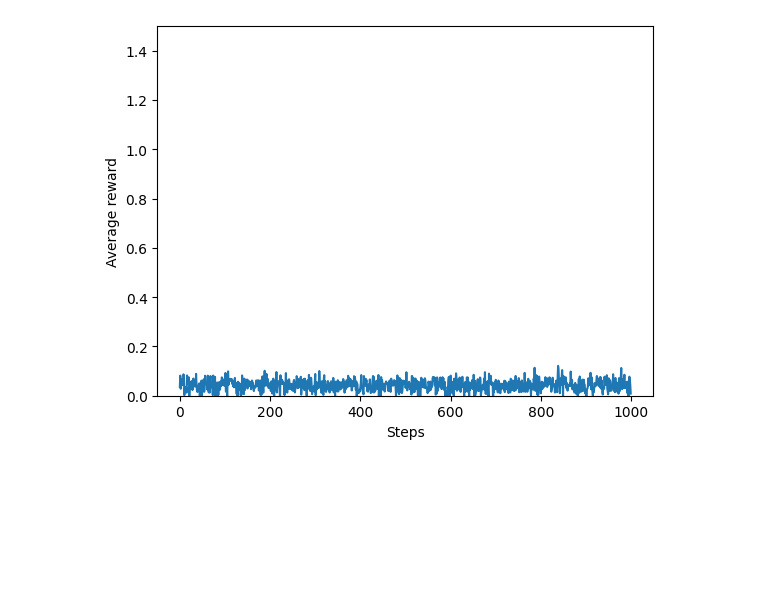
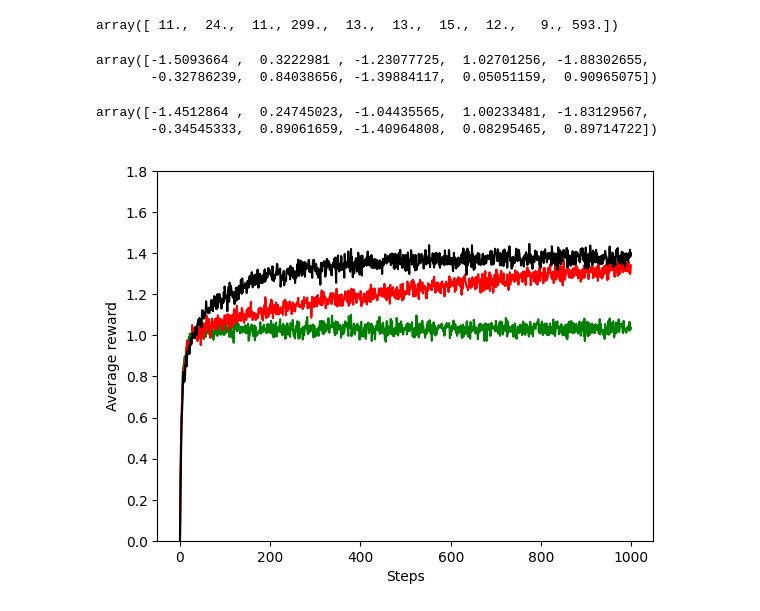
Before and after one commit to mattiasgullstrand/sutton_barto, a Jupyter notebook: 10-armed_testbed.ipynb, the cells around one changed output. Saved outputs shown, nothing was run; the diff lists cells and outputs as text; code cells hidden in the pictures; blank space fills up the shorter version.

Commit message:
Finish up incremental implementation

```diff
--- a/10-armed_testbed.ipynb
+++ b/10-armed_testbed.ipynb
@@ -52,6 +52,6 @@ bandits = [NArmedBandit(epsilon=0.1) for _ in range(200)]
 # %%
-reward_matrix = np.zeros((200, 1000))
-optimal_action_matrix = np.zeros((200, 1000))
+reward_matrix = np.zeros((100, 1000))
+optimal_action_matrix = np.zeros((100, 1000))
 
 for bandit_index, bandit in tqdm(enumerate(bandits)):
     for step in range(1000):
@@ -86,35 +84,38 @@ class NArmedBanditIncremental:
         self.n = n
         self.epsilon = epsilon
         self.incremental_estimated_action_values = np.zeros(n)
+        self.last_reward = 0
         self.action_counts = np.zeros(n)
         self.action_values = np.random.normal(loc=0.0, scale=1.0, size=n)
 
     def take_action(self):
-        exploit = not (self.epsilon > random.uniform(0, 1))
+        exploit = (random.uniform(0, 1) >= self.epsilon)
 
         if exploit:
             max_estimated_action_value = np.max(self.incremental_estimated_action_values)
             ties = np.where(self.incremental_estimated_action_values == max_estimated_action_value)[0]
             random_argmax = np.random.choice(ties)
             selected_action = random_argmax
-            self.action_counts[selected_action] += 1
         else:
             selected_action = np.random.choice(range(self.n))
 
-        reward = self.reward(action)
+        self.action_counts[selected_action] += 1
+        self.last_reward = self.reward(selected_action)
 
-        if exploit: self.update_incremental_estimated_action_values(selected_action, reward)
+        self.update_incremental_estimated_action_values(selected_action)
 
-        return selected_action, reward
+        return selected_action, self.last_reward
 
     def optimal_action(self):
         return np.argmax(self.action_values)
 
-    def update_incremental_estimated_action_values(self, action, reward):
+    def update_incremental_estimated_action_values(self, action):
         k = self.action_counts[action]
         Q_k = self.incremental_estimated_action_values[action]
-        R_k = reward
+        R_k = self.last_reward
         self.incremental_estimated_action_values[action] = Q_k + (1 / k) * (R_k - Q_k)
 
     def reward(self, action):
         return self.action_values[action] + np.random.normal(loc=0.0, scale=1.0)
+# %%
+bandit = NArmedBanditIncremental(epsilon=0.1)
@@ -134,16 +161,16 @@ class BanditAnalysis:
 
     def plot_reward_averages(self, color, show=False):
         reward_averages= np.mean(self.reward_matrix, axis=0)
-        plt.plot(reward_averages)
+        plt.plot(reward_averages, color=color)
         plt.xlabel("Steps")
         plt.ylabel("Average reward")
-        plt.ylim(0, 1.5)
+        plt.ylim(0, 1.8)
         plt.grid(False)
         if show: plt.show()
 
-    def plot_optimal_action_averages(self, show=False):
+    def plot_optimal_action_averages(self, color, show=False):
         optimal_action_averages = np.mean(self.optimal_action_matrix, axis=0)
-        plt.plot(optimal_action_averages)
+        plt.plot(optimal_action_averages, color=color)
         plt.xlabel("Steps")
         plt.ylabel("Optimal action rate")
         plt.ylim(0, 1)
@@ -164,4 +193,20 @@ bandit_analysis_01.fill()
+# %%
+bandit.action_counts
+# %% [output]
+array([ 11.,  24.,  11., 299.,  13.,  13.,  15.,  12.,   9., 593.])
+# %%
+bandit.incremental_estimated_action_values
+# %% [output]
+array([-1.5093664 ,  0.3222981 , -1.23077725,  1.02701256, -1.88302655,
+       -0.32786239,  0.84038656, -1.39884117,  0.05051159,  0.90965075])
+# %%
+bandit.action_values
+# %% [output]
+array([-1.4512864 ,  0.24745023, -1.04435565,  1.00233481, -1.83129567,
+       -0.34545333,  0.89061659, -1.40964808,  0.08295465,  0.89714722])
 # %%
-bandit_analysis_001.plot_reward_averages(color="red", show=True)
+bandit_analysis_0.plot_reward_averages(color="green")
+bandit_analysis_001.plot_reward_averages(color="red")
+bandit_analysis_01.plot_reward_averages(color="black")
 # %% [output]
-[figure, old version]
+[figure, new version]
```
Also changed, not shown: parts of 12 cells of this notebook.
